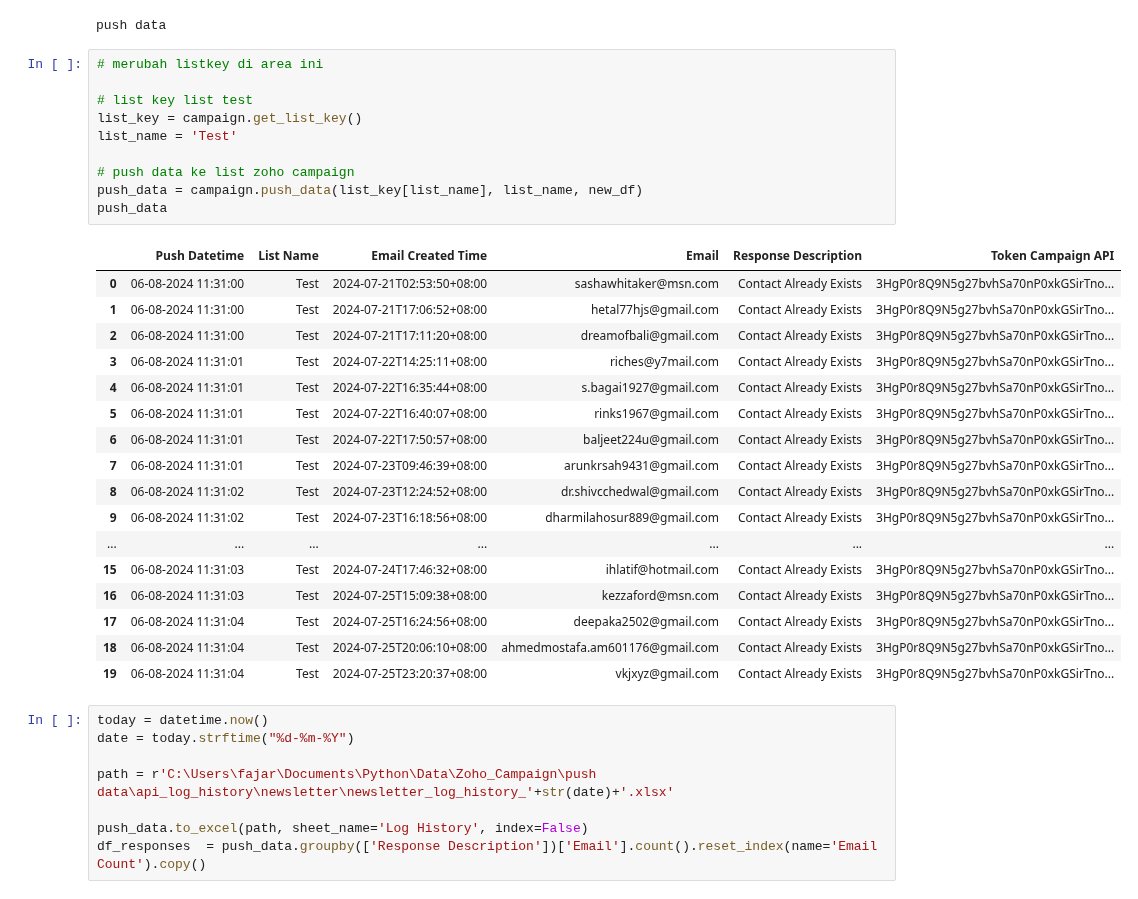
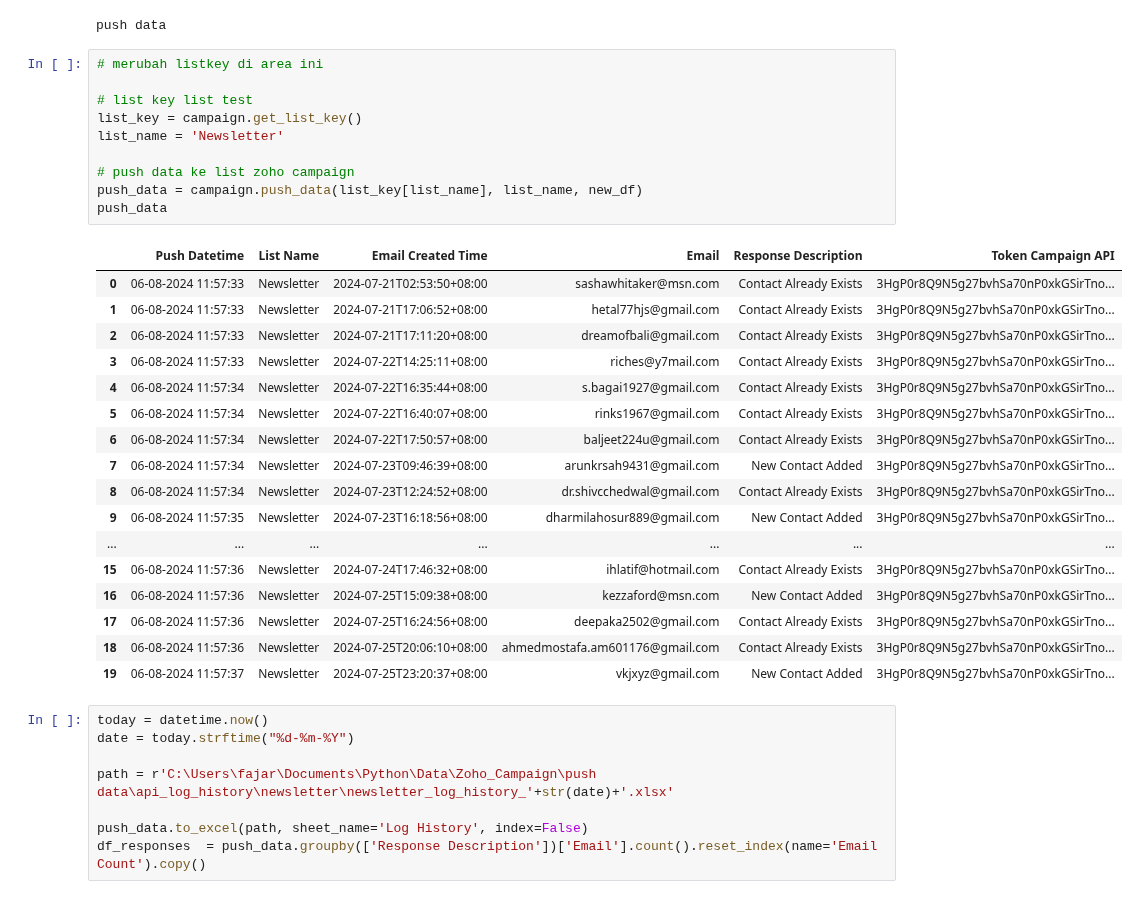
Before and after one commit to fajarfat1195/python.github.io, a Jupyter notebook: zoho_data_app/zoho_api/sync_module/newsletter_campaign_sync.ipynb, the cells around one changed output. Cells and saved outputs as stored; diff of their text form.

Commit message:
update new api code for newsletter sync

```diff
--- a/zoho_data_app/zoho_api/sync_module/newsletter_campaign_sync.ipynb
+++ b/zoho_data_app/zoho_api/sync_module/newsletter_campaign_sync.ipynb
@@ -198,31 +198,31 @@ push data
 # %%
 # merubah listkey di area ini
 
 # list key list test
 list_key = campaign.get_list_key()
-list_name = 'Test'
+list_name = 'Newsletter'
 
 # push data ke list zoho campaign
 push_data = campaign.push_data(list_key[list_name], list_name, new_df)
 push_data
 # %% [output]
 |  | Push Datetime | List Name | Email Created Time | Email | Response Description | Token Campaign API |
-| 0 | 06-08-2024 11:31:00 | Test | 2024-07-21T02:53:50+08:00 | sashawhitaker@msn.com | Contact Already Exists | 3HgP0r8Q9N5g27bvhSa70nP0xkGSirTno... |
-| 1 | 06-08-2024 11:31:00 | Test | 2024-07-21T17:06:52+08:00 | hetal77hjs@gmail.com | Contact Already Exists | 3HgP0r8Q9N5g27bvhSa70nP0xkGSirTno... |
-| 2 | 06-08-2024 11:31:00 | Test | 2024-07-21T17:11:20+08:00 | dreamofbali@gmail.com | Contact Already Exists | 3HgP0r8Q9N5g27bvhSa70nP0xkGSirTno... |
-| 3 | 06-08-2024 11:31:01 | Test | 2024-07-22T14:25:11+08:00 | riches@y7mail.com | Contact Already Exists | 3HgP0r8Q9N5g27bvhSa70nP0xkGSirTno... |
-| 4 | 06-08-2024 11:31:01 | Test | 2024-07-22T16:35:44+08:00 | s.bagai1927@gmail.com | Contact Already Exists | 3HgP0r8Q9N5g27bvhSa70nP0xkGSirTno... |
-| 5 | 06-08-2024 11:31:01 | Test | 2024-07-22T16:40:07+08:00 | rinks1967@gmail.com | Contact Already Exists | 3HgP0r8Q9N5g27bvhSa70nP0xkGSirTno... |
-| 6 | 06-08-2024 11:31:01 | Test | 2024-07-22T17:50:57+08:00 | baljeet224u@gmail.com | Contact Already Exists | 3HgP0r8Q9N5g27bvhSa70nP0xkGSirTno... |
-| 7 | 06-08-2024 11:31:01 | Test | 2024-07-23T09:46:39+08:00 | arunkrsah9431@gmail.com | Contact Already Exists | 3HgP0r8Q9N5g27bvhSa70nP0xkGSirTno... |
-| 8 | 06-08-2024 11:31:02 | Test | 2024-07-23T12:24:52+08:00 | dr.shivcchedwal@gmail.com | Contact Already Exists | 3HgP0r8Q9N5g27bvhSa70nP0xkGSirTno... |
-| 9 | 06-08-2024 11:31:02 | Test | 2024-07-23T16:18:56+08:00 | dharmilahosur889@gmail.com | Contact Already Exists | 3HgP0r8Q9N5g27bvhSa70nP0xkGSirTno... |
+| 0 | 06-08-2024 11:57:33 | Newsletter | 2024-07-21T02:53:50+08:00 | sashawhitaker@msn.com | Contact Already Exists | 3HgP0r8Q9N5g27bvhSa70nP0xkGSirTno... |
+| 1 | 06-08-2024 11:57:33 | Newsletter | 2024-07-21T17:06:52+08:00 | hetal77hjs@gmail.com | Contact Already Exists | 3HgP0r8Q9N5g27bvhSa70nP0xkGSirTno... |
+| 2 | 06-08-2024 11:57:33 | Newsletter | 2024-07-21T17:11:20+08:00 | dreamofbali@gmail.com | Contact Already Exists | 3HgP0r8Q9N5g27bvhSa70nP0xkGSirTno... |
+| 3 | 06-08-2024 11:57:33 | Newsletter | 2024-07-22T14:25:11+08:00 | riches@y7mail.com | Contact Already Exists | 3HgP0r8Q9N5g27bvhSa70nP0xkGSirTno... |
+| 4 | 06-08-2024 11:57:34 | Newsletter | 2024-07-22T16:35:44+08:00 | s.bagai1927@gmail.com | Contact Already Exists | 3HgP0r8Q9N5g27bvhSa70nP0xkGSirTno... |
+| 5 | 06-08-2024 11:57:34 | Newsletter | 2024-07-22T16:40:07+08:00 | rinks1967@gmail.com | Contact Already Exists | 3HgP0r8Q9N5g27bvhSa70nP0xkGSirTno... |
+| 6 | 06-08-2024 11:57:34 | Newsletter | 2024-07-22T17:50:57+08:00 | baljeet224u@gmail.com | Contact Already Exists | 3HgP0r8Q9N5g27bvhSa70nP0xkGSirTno... |
+| 7 | 06-08-2024 11:57:34 | Newsletter | 2024-07-23T09:46:39+08:00 | arunkrsah9431@gmail.com | New Contact Added | 3HgP0r8Q9N5g27bvhSa70nP0xkGSirTno... |
+| 8 | 06-08-2024 11:57:34 | Newsletter | 2024-07-23T12:24:52+08:00 | dr.shivcchedwal@gmail.com | Contact Already Exists | 3HgP0r8Q9N5g27bvhSa70nP0xkGSirTno... |
+| 9 | 06-08-2024 11:57:35 | Newsletter | 2024-07-23T16:18:56+08:00 | dharmilahosur889@gmail.com | New Contact Added | 3HgP0r8Q9N5g27bvhSa70nP0xkGSirTno... |
 | ... | ... | ... | ... | ... | ... | ... |
-| 15 | 06-08-2024 11:31:03 | Test | 2024-07-24T17:46:32+08:00 | ihlatif@hotmail.com | Contact Already Exists | 3HgP0r8Q9N5g27bvhSa70nP0xkGSirTno... |
-| 16 | 06-08-2024 11:31:03 | Test | 2024-07-25T15:09:38+08:00 | kezzaford@msn.com | Contact Already Exists | 3HgP0r8Q9N5g27bvhSa70nP0xkGSirTno... |
-| 17 | 06-08-2024 11:31:04 | Test | 2024-07-25T16:24:56+08:00 | deepaka2502@gmail.com | Contact Already Exists | 3HgP0r8Q9N5g27bvhSa70nP0xkGSirTno... |
-| 18 | 06-08-2024 11:31:04 | Test | 2024-07-25T20:06:10+08:00 | ahmedmostafa.am601176@gmail.com | Contact Already Exists | 3HgP0r8Q9N5g27bvhSa70nP0xkGSirTno... |
-| 19 | 06-08-2024 11:31:04 | Test | 2024-07-25T23:20:37+08:00 | vkjxyz@gmail.com | Contact Already Exists | 3HgP0r8Q9N5g27bvhSa70nP0xkGSirTno... |
+| 15 | 06-08-2024 11:57:36 | Newsletter | 2024-07-24T17:46:32+08:00 | ihlatif@hotmail.com | Contact Already Exists | 3HgP0r8Q9N5g27bvhSa70nP0xkGSirTno... |
+| 16 | 06-08-2024 11:57:36 | Newsletter | 2024-07-25T15:09:38+08:00 | kezzaford@msn.com | New Contact Added | 3HgP0r8Q9N5g27bvhSa70nP0xkGSirTno... |
+| 17 | 06-08-2024 11:57:36 | Newsletter | 2024-07-25T16:24:56+08:00 | deepaka2502@gmail.com | Contact Already Exists | 3HgP0r8Q9N5g27bvhSa70nP0xkGSirTno... |
+| 18 | 06-08-2024 11:57:36 | Newsletter | 2024-07-25T20:06:10+08:00 | ahmedmostafa.am601176@gmail.com | Contact Already Exists | 3HgP0r8Q9N5g27bvhSa70nP0xkGSirTno... |
+| 19 | 06-08-2024 11:57:37 | Newsletter | 2024-07-25T23:20:37+08:00 | vkjxyz@gmail.com | New Contact Added | 3HgP0r8Q9N5g27bvhSa70nP0xkGSirTno... |
 # %%
 today = datetime.now()
 date = today.strftime("%d-%m-%Y")
```
Also changed, not shown: 2 other files.
